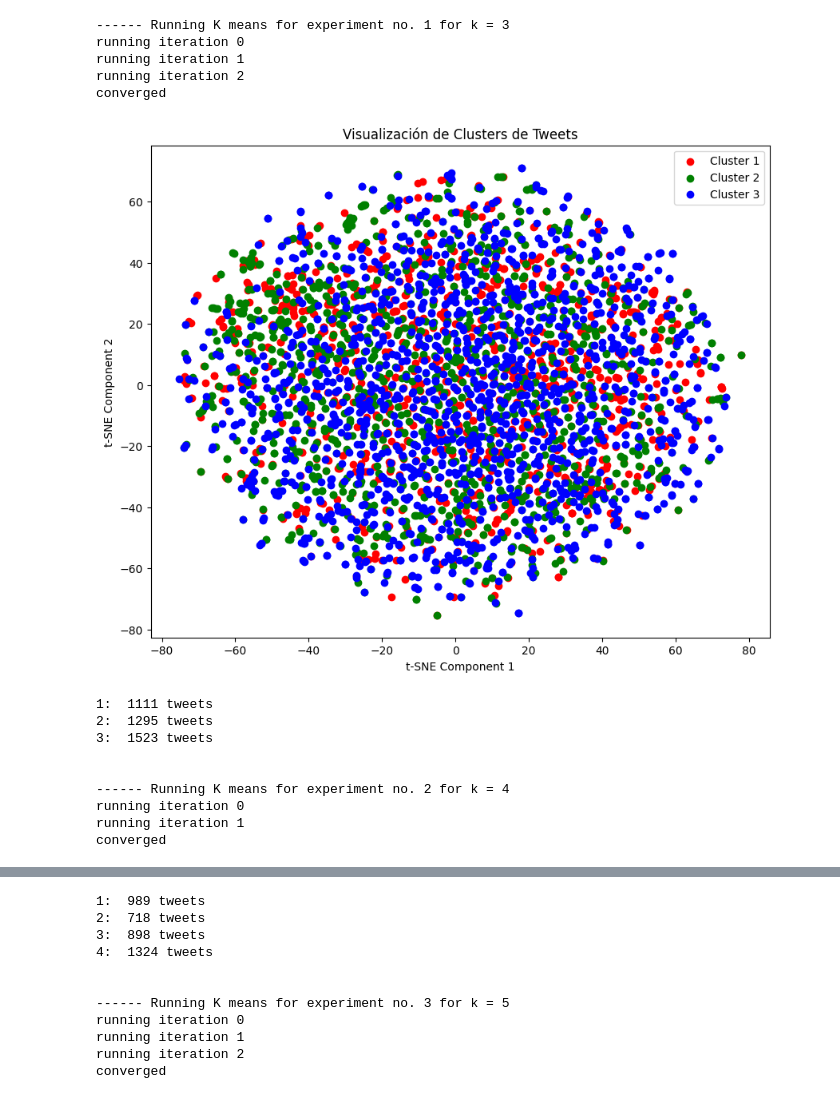
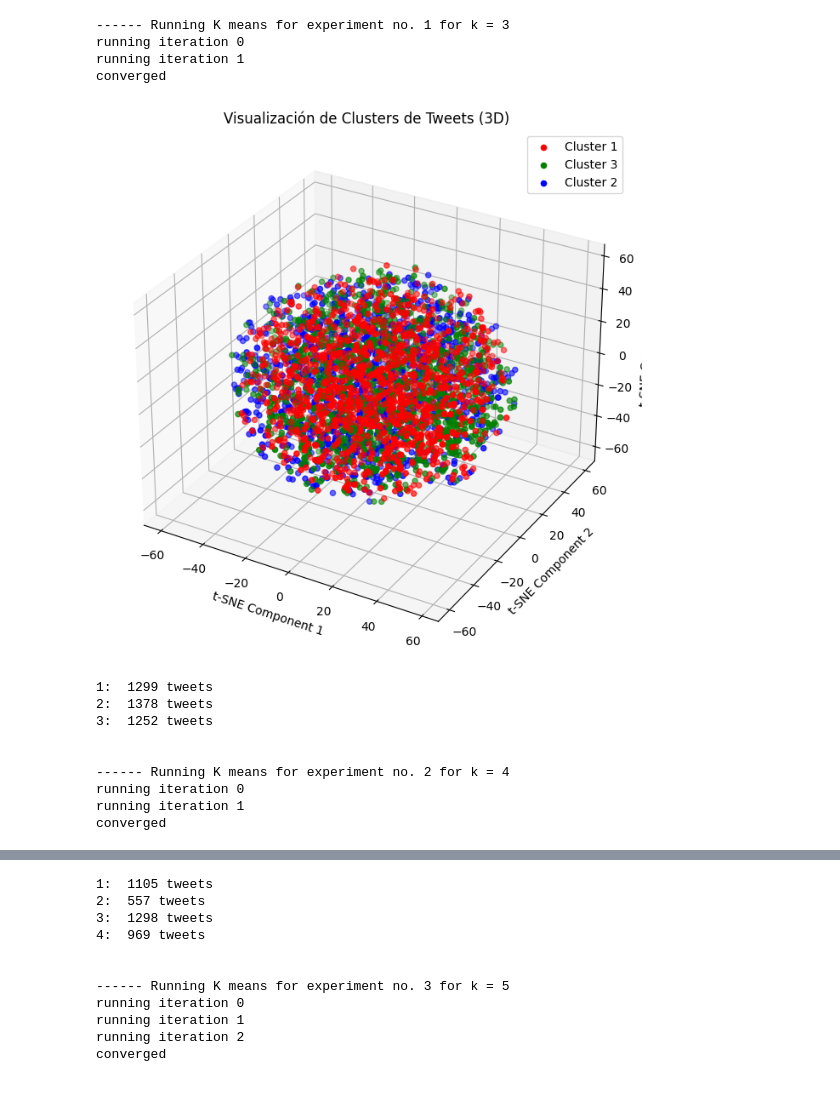
Before and after one commit to DiegoCastr00/Lenguaje, a Jupyter notebook: Prac_3_AgrupamientoTexto/practica3.ipynb, the cells around one changed output, grey strips where cells are left out. Drawn from its saved outputs; the diff is of its cells as text; code cells hidden in the pictures.

Commit message:
visualización 3D gráficos

```diff
--- a/Prac_3_AgrupamientoTexto/practica3.ipynb
+++ b/Prac_3_AgrupamientoTexto/practica3.ipynb
@@ -18,6 +18,7 @@ from sklearn.decomposition import PCA
 from sklearn.manifold import TSNE
 from sklearn.feature_extraction.text import TfidfVectorizer
 from mpl_toolkits.mplot3d import Axes3D
+import plotly.graph_objects as go
 
 
 def pre_process_tweets(url):
@@ -224,7 +225,7 @@ def compute_SSE(clusters):
 
 def visualize_clusters(clusters, tweet_vectors):
     # Reducir la dimensionalidad usando t-SNE
-    tsne = TSNE(n_components=2, perplexity=30, random_state=42)
+    tsne = TSNE(n_components=3, perplexity=30, random_state=42)
     tweets_tsne = tsne.fit_transform(tweet_vectors)
 
     # Asignar colores a cada cluster
@@ -232,19 +233,21 @@ def visualize_clusters(clusters, tweet_vectors):
     color_index = 0
 
     # Visualizar los clusters
-    plt.figure(figsize=(10, 8))
+    fig = plt.figure(figsize=(10, 8))
+    ax = fig.add_subplot(111, projection='3d')
     for cluster_idx, cluster in clusters.items():
         tweets_cluster = [tweet[0] for tweet in cluster]
         tweets_cluster_tsne = tweets_tsne[:len(tweets_cluster)]
         tweets_tsne = tweets_tsne[len(tweets_cluster):]
 
-        plt.scatter(tweets_cluster_tsne[:, 0], tweets_cluster_tsne[:, 1], c=colors[color_index], label=f'Cluster {cluster_idx+1}')
+        ax.scatter(tweets_cluster_tsne[:, 0], tweets_cluster_tsne[:, 1], tweets_cluster_tsne[:, 2], c=colors[color_index], label=f'Cluster {cluster_idx+1}')
         color_index = (color_index + 1) % len(colors)
 
-    plt.title('Visualización de Clusters de Tweets')
-    plt.xlabel('t-SNE Component 1')
-    plt.ylabel('t-SNE Component 2')
-    plt.legend()
+    ax.set_title('Visualización de Clusters de Tweets (3D)')
+    ax.set_xlabel('t-SNE Component 1')
+    ax.set_ylabel('t-SNE Component 2')
+    ax.set_zlabel('t-SNE Component 3')
+    ax.legend()
     plt.show()
 
 def vectorize_tweets(tweets):
@@ -272,38 +275,37 @@ if __name__ == '__main__':
     # for every experiment 'e', run K-means
     for e in range(experiments):
 
         print("------ Running K means for experiment no. " + str((e + 1)) + " for k = " + str(k))
 
         clusters, _ = k_means(tweets, k)
 
         # Convertir los tweets a vectores numéricos
         tweet_vectors = vectorize_tweets(tweets)
 
         visualize_clusters(clusters, tweet_vectors)
 
 
         # for every cluster 'c', print size of each cluster
         for c in range(len(clusters)):
             print(str(c+1) + ": ", str(len(clusters[c])) + " tweets")
             # # to print tweets in a cluster
             # for t in range(len(clusters[c])):
             #     print("t" + str(t) + ", " + (" ".join(clusters[c][t][0])))
 
         # print("--> SSE : " + str(sse))
         print('\n')
 
         # increment k after every experiment
         k = k + 1
 # %% [output]
 ------ Running K means for experiment no. 1 for k = 3
 running iteration 0
 running iteration 1
-running iteration 2
 converged
-[figure, old version]
+[figure, new version]
-1:  1111 tweets
-2:  1295 tweets
-3:  1523 tweets
+1:  1299 tweets
+2:  1378 tweets
+3:  1252 tweets
 
 
 ------ Running K means for experiment no. 2 for k = 4
@@ -314,7 +316,7 @@ converged
-1:  989 tweets
-2:  718 tweets
-3:  898 tweets
-4:  1324 tweets
+1:  1105 tweets
+2:  557 tweets
+3:  1298 tweets
+4:  969 tweets
 
 
 ------ Running K means for experiment no. 3 for k = 5
```
Also changed, not shown: parts of 1 cell of this notebook.
